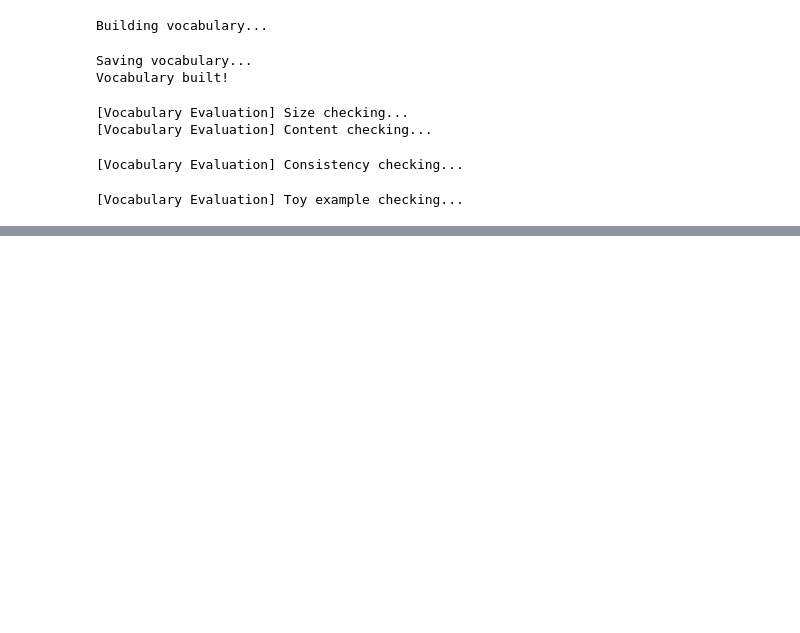
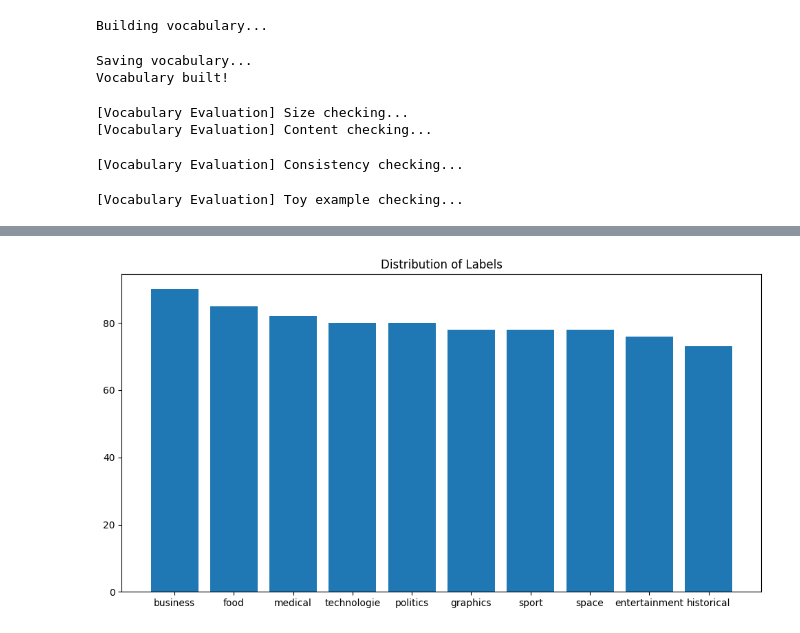
Before and after one commit to AndreaZecca/SNA, a Jupyter notebook: SNA.ipynb, the cells around one changed output, grey strips where cells are left out. Drawn from its saved outputs; the diff is of its cells as text; code cells hidden in the pictures; blank space fills up the shorter version.

```diff
--- a/SNA.ipynb
+++ b/SNA.ipynb
@@ -113,0 +109,4 @@ Test size: 200
+# %%
+plot_label_distribution(df_train)
+# %% [output]
+[figure, added]
```
Also changed, not shown: parts of 12 cells of this notebook.
